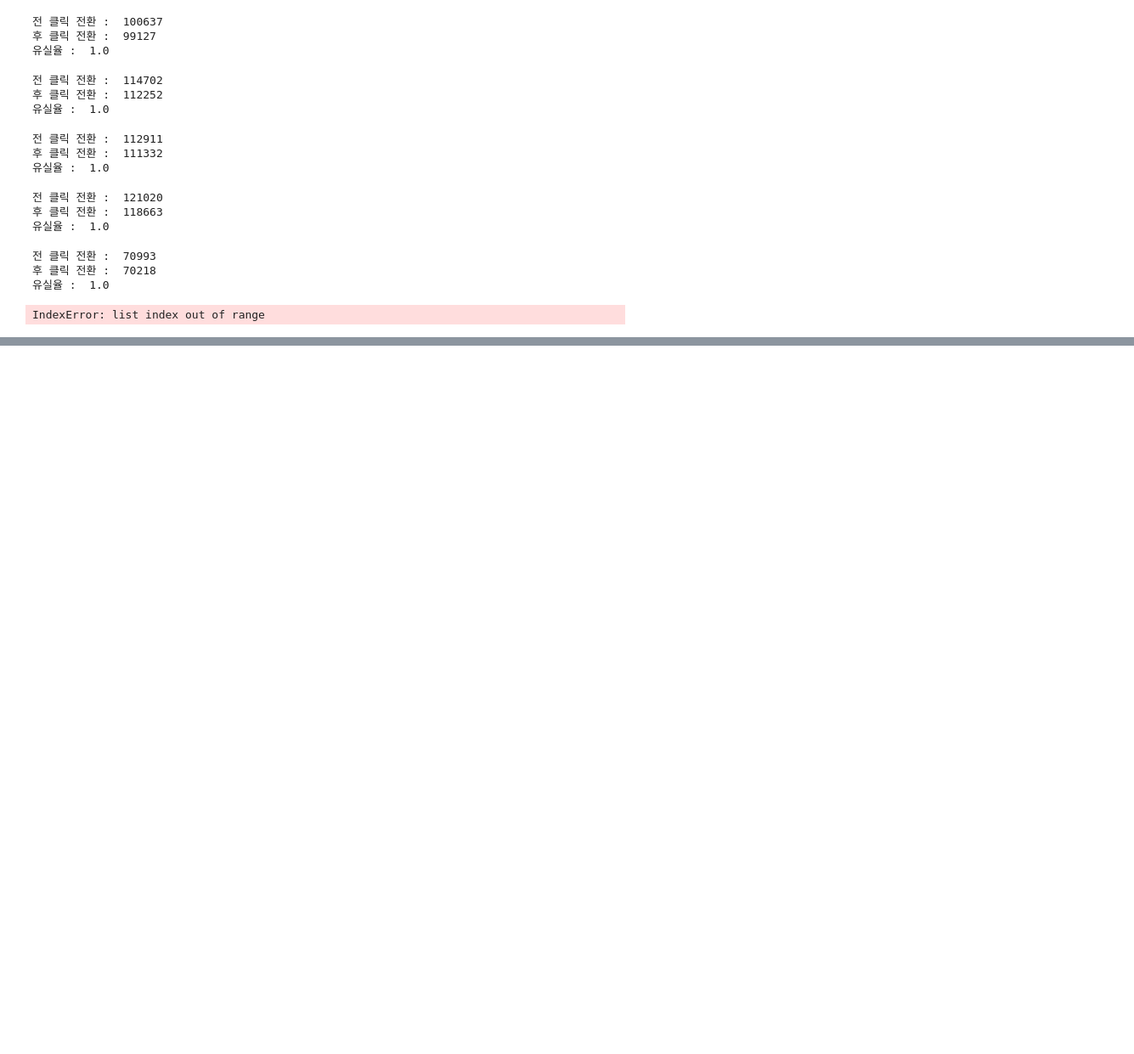
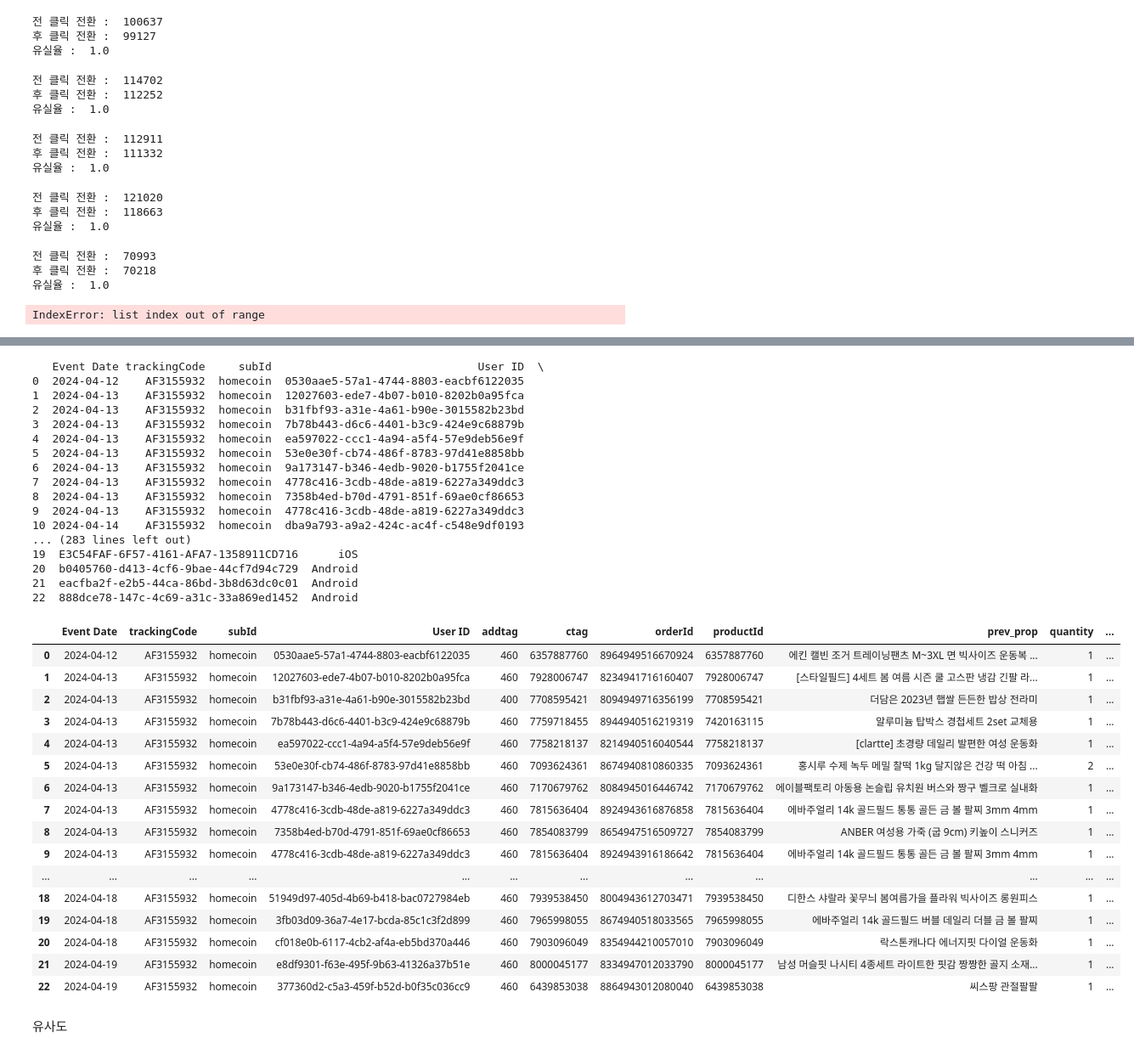
Before and after one commit to skadudd/bayes-ABtest, a Jupyter notebook: cp_test/cp_test.ipynb, the cells around one changed output, grey strips where cells are left out. Shown at 85% size. Drawn from its saved outputs; the diff is of its cells as text; code cells hidden in the pictures; blank space fills up the shorter version.

```diff
--- a/cp_test/cp_test.ipynb
+++ b/cp_test/cp_test.ipynb
@@ -164,0 +268,3 @@ pd.concat([df.head(10),df.tail(5)])
+# %%
+access_key = pd.read_csv('../../cp_data.csv').iloc[0,1]
+secret_key = pd.read_csv('../../cp_data.csv').iloc[1,1]
@@ -164,0 +335,8 @@ pd.concat([df.head(10),df.tail(5)])
+# %%
+cp = pd.DataFrame(all_data)
+cp['date'] = pd.to_datetime(cp['date'])
+cp.columns
+len(cp)
+
+cp.rename(columns={'date':'Event Date', 'subParam':'User ID', 'productName':'prev_prop'},inplace=True)
+df['Event Date'] = pd.to_datetime(df['Event Date'])
@@ -164,0 +556,3 @@ pd.concat([df.head(10),df.tail(5)])
+# %%
+cp.rename(columns={'date':'Event Date', 'subParam':'User ID', 'productName':'prev_prop'},inplace=True)
+df['Event Date'] = pd.to_datetime(df['Event Date'])
@@ -164,0 +564,7 @@ pd.concat([df.head(10),df.tail(5)])
+# %%
+
+cp_sp = cp.query('date >= "2024-04-12"')
+tst = list(set(cp.query('date >= "2024-04-12"').subParam.tolist()))
+df_sp = df.query('`Event Date` >="2024-04-12" & `User ID`in @tst')
+df_sp['Event Date'] = pd.to_datetime(df_sp['Event Date'])
+cp_sp.rename(columns={'date':'Event Date', 'subParam':'User ID', 'productName':'prev_prop'},inplace=True)
@@ -164,0 +590,44 @@ pd.concat([df.head(10),df.tail(5)])
+# %%
+# 클릭과 구매 데이터 조인
+converted_clicks = pd.merge(cp, df_sp, on=['Event Date', 'User ID', 'prev_prop'], how='inner')
+
+# 결과 출력
+print(converted_clicks)
+converted_clicks
+# %% [output]
+   Event Date trackingCode     subId                               User ID  \
+0  2024-04-12    AF3155932  homecoin  0530aae5-57a1-4744-8803-eacbf6122035
+1  2024-04-13    AF3155932  homecoin  12027603-ede7-4b07-b010-8202b0a95fca
+2  2024-04-13    AF3155932  homecoin  b31fbf93-a31e-4a61-b90e-3015582b23bd
+3  2024-04-13    AF3155932  homecoin  7b78b443-d6c6-4401-b3c9-424e9c68879b
+4  2024-04-13    AF3155932  homecoin  ea597022-ccc1-4a94-a5f4-57e9deb56e9f
+5  2024-04-13    AF3155932  homecoin  53e0e30f-cb74-486f-8783-97d41e8858bb
+6  2024-04-13    AF3155932  homecoin  9a173147-b346-4edb-9020-b1755f2041ce
+7  2024-04-13    AF3155932  homecoin  4778c416-3cdb-48de-a819-6227a349ddc3
+8  2024-04-13    AF3155932  homecoin  7358b4ed-b70d-4791-851f-69ae0cf86653
+9  2024-04-13    AF3155932  homecoin  4778c416-3cdb-48de-a819-6227a349ddc3
+10 2024-04-14    AF3155932  homecoin  dba9a793-a9a2-424c-ac4f-c548e9df0193
+... (283 lines left out)
+19  E3C54FAF-6F57-4161-AFA7-1358911CD716      iOS
+20  b0405760-d413-4cf6-9bae-44cf7d94c729  Android
+21  eacfba2f-e2b5-44ca-86bd-3b8d63dc0c01  Android
+22  888dce78-147c-4c69-a31c-33a869ed1452  Android
+|  | Event Date | trackingCode | subId | User ID | addtag | ctag | orderId | productId | prev_prop | quantity | ... |
+| 0 | 2024-04-12 | AF3155932 | homecoin | 0530aae5-57a1-4744-8803-eacbf6122035 | 460 | 6357887760 | 8964949516670924 | 6357887760 | 에킨 캘빈 조거 트레이닝팬츠 M~3XL 면 빅사이즈 운동복 ... | 1 | ... |
+| 1 | 2024-04-13 | AF3155932 | homecoin | 12027603-ede7-4b07-b010-8202b0a95fca | 460 | 7928006747 | 8234941716160407 | 7928006747 | [스타일필드] 4세트 봄 여름 시즌 쿨 고스판 냉감 긴팔 라... | 1 | ... |
+| 2 | 2024-04-13 | AF3155932 | homecoin | b31fbf93-a31e-4a61-b90e-3015582b23bd | 400 | 7708595421 | 8094949716356199 | 7708595421 | 더담은 2023년 햅쌀 든든한 밥상 전라미 | 1 | ... |
+| 3 | 2024-04-13 | AF3155932 | homecoin | 7b78b443-d6c6-4401-b3c9-424e9c68879b | 460 | 7759718455 | 8944940516219319 | 7420163115 | 알루미늄 탑박스 경첩세트 2set 교체용 | 1 | ... |
+| 4 | 2024-04-13 | AF3155932 | homecoin | ea597022-ccc1-4a94-a5f4-57e9deb56e9f | 460 | 7758218137 | 8214940516040544 | 7758218137 | [clartte] 초경량 데일리 발편한 여성 운동화 | 1 | ... |
+| 5 | 2024-04-13 | AF3155932 | homecoin | 53e0e30f-cb74-486f-8783-97d41e8858bb | 460 | 7093624361 | 8674940810860335 | 7093624361 | 홍시루 수제 녹두 메밀 찰떡 1kg 달지않은 건강 떡 아침 ... | 2 | ... |
+| 6 | 2024-04-13 | AF3155932 | homecoin | 9a173147-b346-4edb-9020-b1755f2041ce | 460 | 7170679762 | 8084945016446742 | 7170679762 | 에이블팩토리 아동용 논슬립 유치원 버스와 짱구 벨크로 실내화 | 1 | ... |
+| 7 | 2024-04-13 | AF3155932 | homecoin | 4778c416-3cdb-48de-a819-6227a349ddc3 | 460 | 7815636404 | 8924943616876858 | 7815636404 | 에바주얼리 14k 골드필드 통통 골든 금 볼 팔찌 3mm 4mm | 1 | ... |
+| 8 | 2024-04-13 | AF3155932 | homecoin | 7358b4ed-b70d-4791-851f-69ae0cf86653 | 460 | 7854083799 | 8654947516509727 | 7854083799 | ANBER 여성용 가죽 (굽 9cm) 키높이 스니커즈 | 1 | ... |
+| 9 | 2024-04-13 | AF3155932 | homecoin | 4778c416-3cdb-48de-a819-6227a349ddc3 | 460 | 7815636404 | 8924943916186642 | 7815636404 | 에바주얼리 14k 골드필드 통통 골든 금 볼 팔찌 3mm 4mm | 1 | ... |
+| ... | ... | ... | ... | ... | ... | ... | ... | ... | ... | ... | ... |
+| 18 | 2024-04-18 | AF3155932 | homecoin | 51949d97-405d-4b69-b418-bac0727984eb | 460 | 7939538450 | 8004943612703471 | 7939538450 | 디한스 샤랄라 꽃무늬 봄여름가을 플라워 빅사이즈 롱원피스 | 1 | ... |
+| 19 | 2024-04-18 | AF3155932 | homecoin | 3fb03d09-36a7-4e17-bcda-85c1c3f2d899 | 460 | 7965998055 | 8674940518033565 | 7965998055 | 에바주얼리 14k 골드필드 버블 데일리 더블 금 볼 팔찌 | 1 | ... |
+| 20 | 2024-04-18 | AF3155932 | homecoin | cf018e0b-6117-4cb2-af4a-eb5bd370a446 | 460 | 7903096049 | 8354944210057010 | 7903096049 | 락스톤캐나다 에너지핏 다이얼 운동화 | 1 | ... |
+| 21 | 2024-04-19 | AF3155932 | homecoin | e8df9301-f63e-495f-9b63-41326a37b51e | 460 | 8000045177 | 8334947012033790 | 8000045177 | 남성 머슬핏 나시티 4종세트 라이트한 핏감 짱짱한 골지 소재... | 1 | ... |
+| 22 | 2024-04-19 | AF3155932 | homecoin | 377360d2-c5a3-459f-b52d-b0f35c036cc9 | 460 | 6439853038 | 8864943012080040 | 6439853038 | 씨스팡 관절팔팔 | 1 | ... |
+# %% [markdown]
+유사도
```
Also changed, not shown: parts of 55 cells of this notebook, 3 other files.
